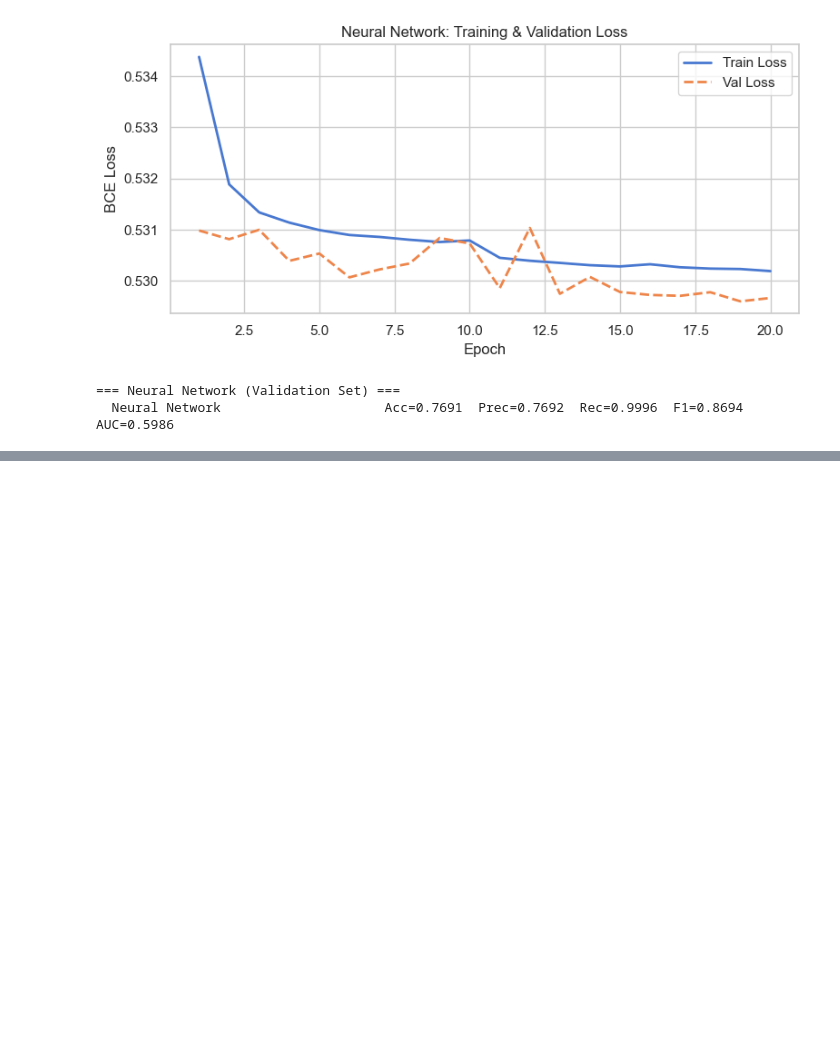
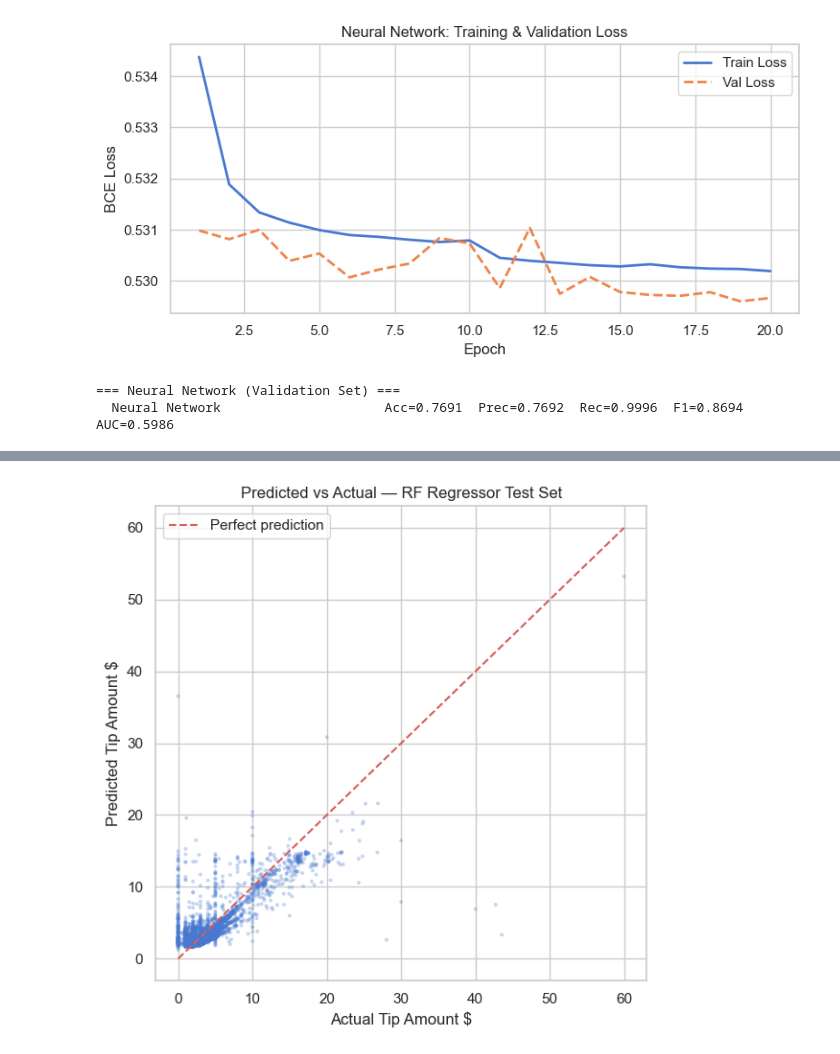
Before and after one commit to kieron-s/Comp3610-Assignment2, a Jupyter notebook: assignment2.ipynb, the cells around one changed output, grey strips where cells are left out. Cells and saved outputs as stored; diff of their text form; code cells hidden in the pictures; blank space fills up the shorter version.

```diff
--- a/assignment2.ipynb
+++ b/assignment2.ipynb
@@ -560,0 +659,16 @@ metrics_nn = classification_metrics(y_cls_val, nn_val_pred, nn_val_prob, '  Neur
+# %%
+
+fig, ax = plt.subplots(figsize=(6, 6))
+idx = np.random.choice(len(y_reg_test), size=5000, replace=False)
+ax.scatter(y_reg_test.iloc[idx], rf_reg_test_pred[idx],
+           alpha=0.3, s=8, edgecolors='none')
+lim = max(y_reg_test.iloc[idx].max(), rf_reg_test_pred[idx].max())
+ax.plot([0, lim], [0, lim], 'r--', linewidth=1.5, label='Perfect prediction')
+ax.set_xlabel('Actual Tip Amount $')
+ax.set_ylabel('Predicted Tip Amount $')
+ax.set_title('Predicted vs Actual — RF Regressor Test Set')
+ax.legend()
+plt.tight_layout()
+plt.show()
+# %% [output]
+[figure, added]
```
Also changed, not shown: parts of 12 cells of this notebook.
